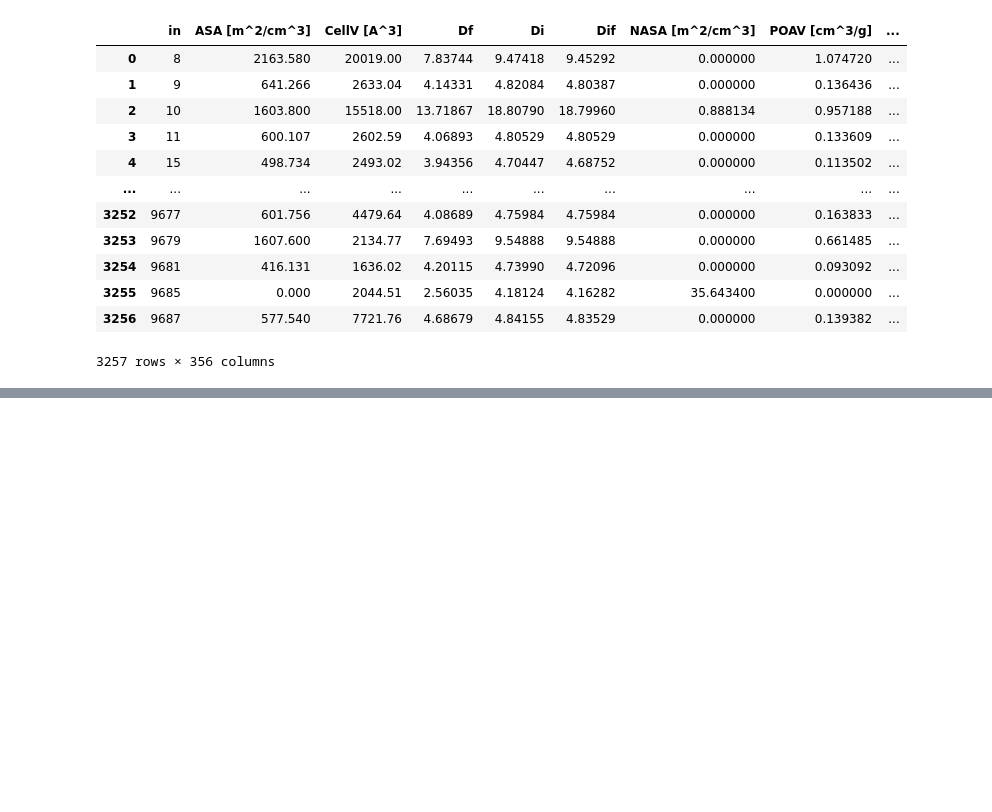
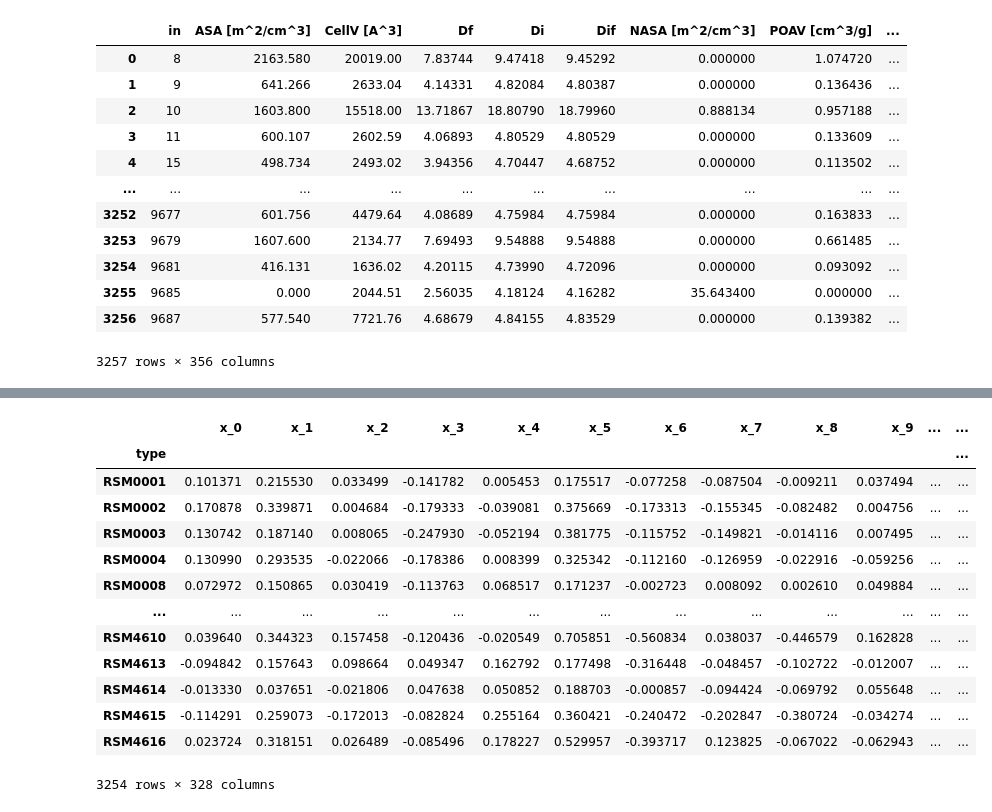
Before and after one commit to XiaoqZhang/mofgraph2vec, a Jupyter notebook: dev/data_preparation.ipynb, the cells around one changed output, grey strips where cells are left out. Saved outputs shown, nothing was run; the diff lists cells and outputs as text; code cells hidden in the pictures; blank space fills up the shorter version.

```diff
--- a/dev/data_preparation.ipynb
+++ b/dev/data_preparation.ipynb
@@ -191,0 +217,19 @@ df.to_csv("../data/rsm_metal.csv", index=False)
+# %%
+df_combin = df_emb.join(df_sto_mean)
+# %%
+df_combin
+# %% [output]
+|  | x_0 | x_1 | x_2 | x_3 | x_4 | x_5 | x_6 | x_7 | x_8 | x_9 | ... | ... |
+| type |  |  |  |  |  |  |  |  |  |  |  | ... |
+| RSM0001 | 0.101371 | 0.215530 | 0.033499 | -0.141782 | 0.005453 | 0.175517 | -0.077258 | -0.087504 | -0.009211 | 0.037494 | ... | ... |
+| RSM0002 | 0.170878 | 0.339871 | 0.004684 | -0.179333 | -0.039081 | 0.375669 | -0.173313 | -0.155345 | -0.082482 | 0.004756 | ... | ... |
+| RSM0003 | 0.130742 | 0.187140 | 0.008065 | -0.247930 | -0.052194 | 0.381775 | -0.115752 | -0.149821 | -0.014116 | 0.007495 | ... | ... |
+| RSM0004 | 0.130990 | 0.293535 | -0.022066 | -0.178386 | 0.008399 | 0.325342 | -0.112160 | -0.126959 | -0.022916 | -0.059256 | ... | ... |
+| RSM0008 | 0.072972 | 0.150865 | 0.030419 | -0.113763 | 0.068517 | 0.171237 | -0.002723 | 0.008092 | 0.002610 | 0.049884 | ... | ... |
+| ... | ... | ... | ... | ... | ... | ... | ... | ... | ... | ... | ... | ... |
+| RSM4610 | 0.039640 | 0.344323 | 0.157458 | -0.120436 | -0.020549 | 0.705851 | -0.560834 | 0.038037 | -0.446579 | 0.162828 | ... | ... |
+| RSM4613 | -0.094842 | 0.157643 | 0.098664 | 0.049347 | 0.162792 | 0.177498 | -0.316448 | -0.048457 | -0.102722 | -0.012007 | ... | ... |
+| RSM4614 | -0.013330 | 0.037651 | -0.021806 | 0.047638 | 0.050852 | 0.188703 | -0.000857 | -0.094424 | -0.069792 | 0.055648 | ... | ... |
+| RSM4615 | -0.114291 | 0.259073 | -0.172013 | -0.082824 | 0.255164 | 0.360421 | -0.240472 | -0.202847 | -0.380724 | -0.034274 | ... | ... |
+| RSM4616 | 0.023724 | 0.318151 | 0.026489 | -0.085496 | 0.178227 | 0.529957 | -0.393717 | 0.123825 | -0.067022 | -0.062943 | ... | ... |
+3254 rows × 328 columns
```
Also changed, not shown: parts of 9 cells of this notebook, 7 other files.
